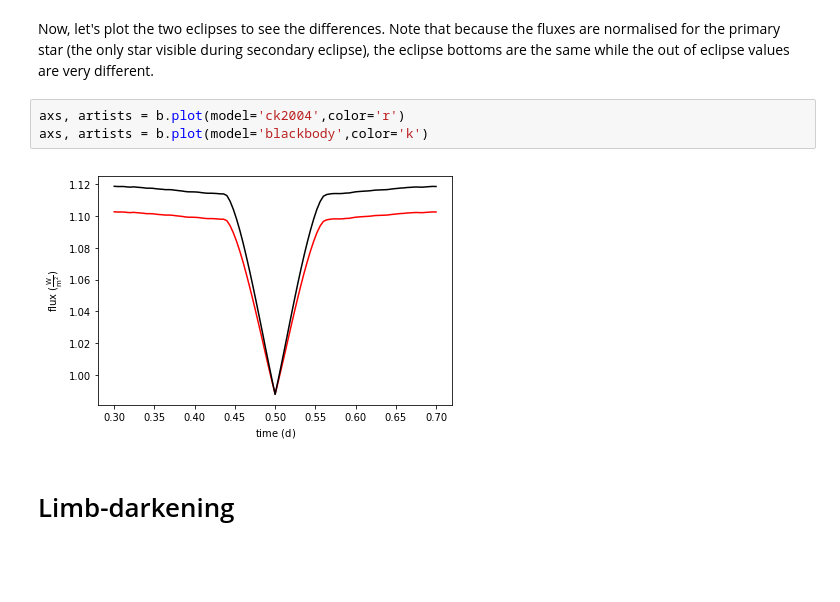
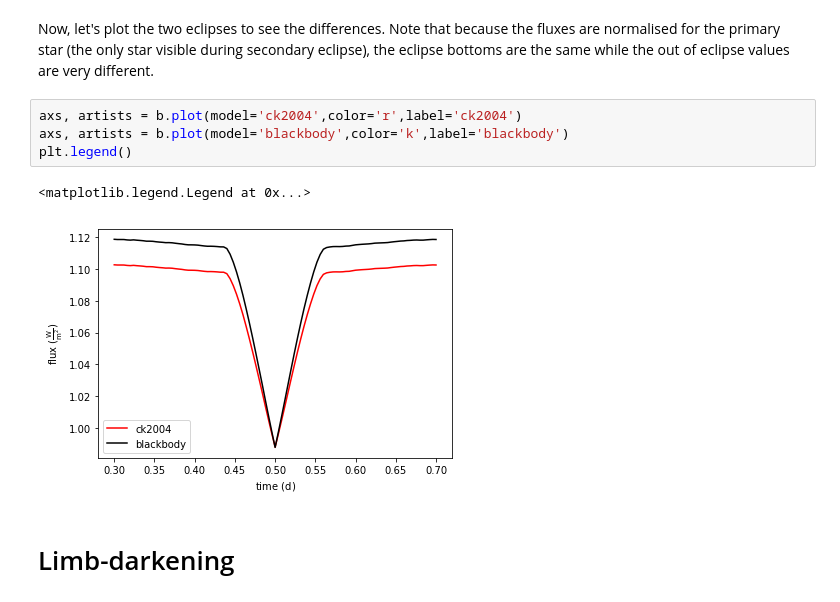
Before and after one commit to phoebe-project/phoebe2-workshop, a Jupyter notebook: atm_ld_tutorial.ipynb, the cells around one changed output. Cells and saved outputs as stored; diff of their text form; blank space fills up the shorter version.

```diff
--- a/atm_ld_tutorial.ipynb
+++ b/atm_ld_tutorial.ipynb
@@ -47,10 +47,12 @@ b.run_compute(model='blackbody')
 # %% [markdown]
 Now, let's plot the two eclipses to see the differences.  Note that because the fluxes are normalised for the primary star (the only star visible during secondary eclipse), the eclipse bottoms are the same while the out of eclipse values are very different.
 # %%
-axs, artists = b.plot(model='ck2004',color='r')
-axs, artists = b.plot(model='blackbody',color='k')
+axs, artists = b.plot(model='ck2004',color='r',label='ck2004')
+axs, artists = b.plot(model='blackbody',color='k',label='blackbody')
+plt.legend()
 # %% [output]
+<matplotlib.legend.Legend at 0x...>
-[figure, old version]
+[figure, new version]
 # %% [markdown]
 # Limb-darkening
 # %% [markdown]
```
Also changed, not shown: parts of 24 cells of this notebook.
